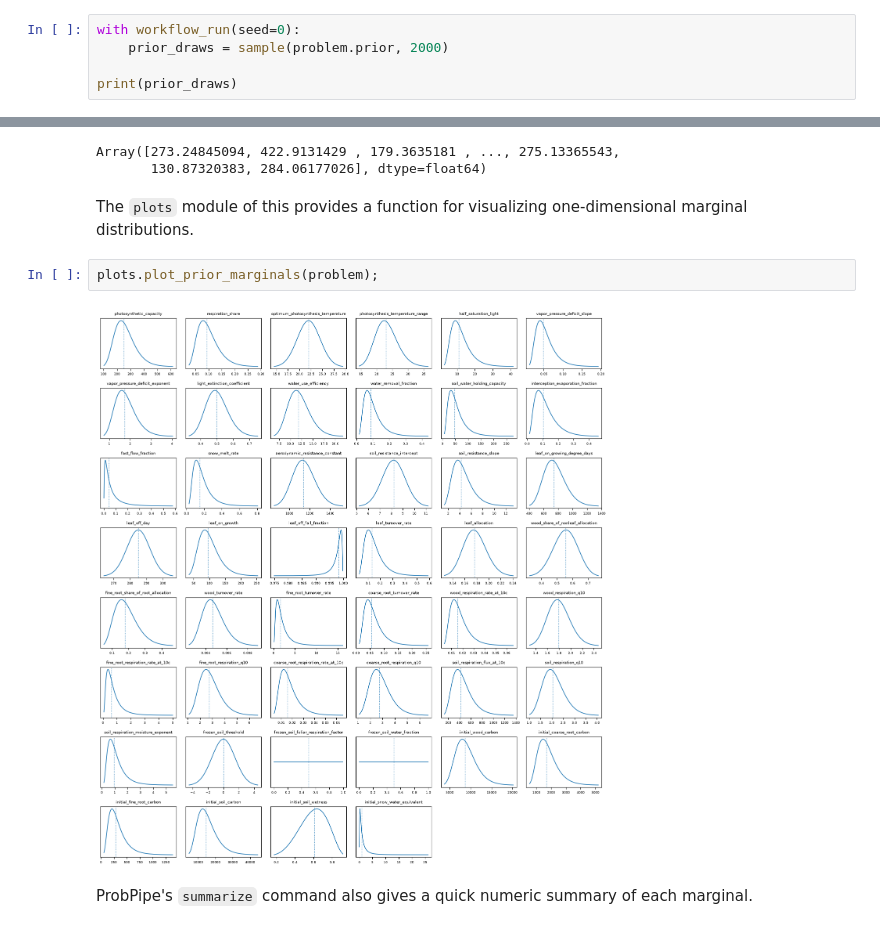
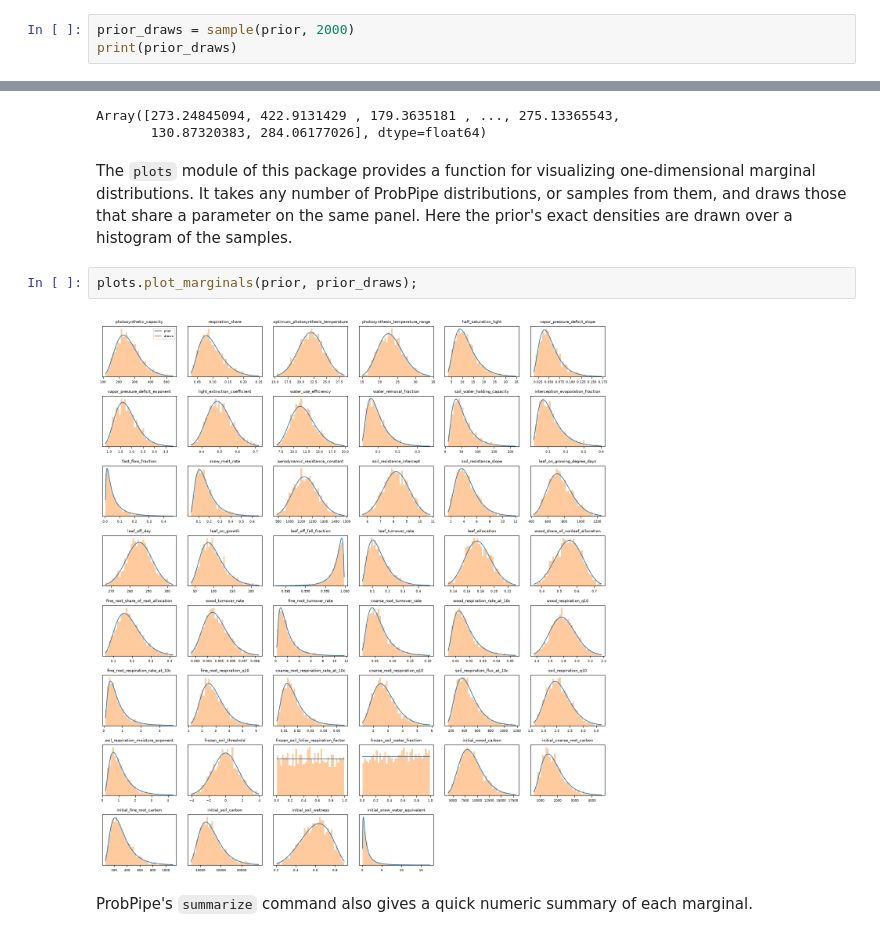
Before and after one commit to arob5/lsm-active-subspace, a Jupyter notebook: notebooks/main_inverse_problem.ipynb, the cells around one changed output, grey strips where cells are left out. Saved outputs shown, nothing was run; the diff lists cells and outputs as text.

```diff
--- a/notebooks/main_inverse_problem.ipynb
+++ b/notebooks/main_inverse_problem.ipynb
@@ -368,5 +394,3 @@ Let's draw some samples from the prior. Observe that the parameters are all grou
 # %%
-with workflow_run(seed=0):
-    prior_draws = sample(problem.prior, 2000)
-
+prior_draws = sample(prior, 2000)
 print(prior_draws)
@@ -387,12 +429,15 @@ prior_draws["theta/photosynthetic_capacity"].raw
 # %% [output]
 Array([273.24845094, 422.9131429 , 179.3635181 , ..., 275.13365543,
        130.87320383, 284.06177026], dtype=float64)
-# %% [markdown]
-The `plots` module of this provides a function for visualizing one-dimensional marginal distributions.
-# %%
-plots.plot_prior_marginals(problem);
-# %% [output]
-[figure, removed]
+# %% [markdown]
+The `plots` module of this package provides a function for visualizing one-dimensional marginal
+distributions. It takes any number of ProbPipe distributions, or samples from them, and draws
+those that share a parameter on the same panel. Here the prior's exact densities are drawn over a
+histogram of the samples.
+# %%
+plots.plot_marginals(prior, prior_draws);
+# %% [output]
+[figure, added]
 # %% [markdown]
 ProbPipe's `summarize` command also gives a quick numeric summary of each marginal.
 # %%
```
Also changed, not shown: parts of 74 cells of this notebook, 3 other files.
